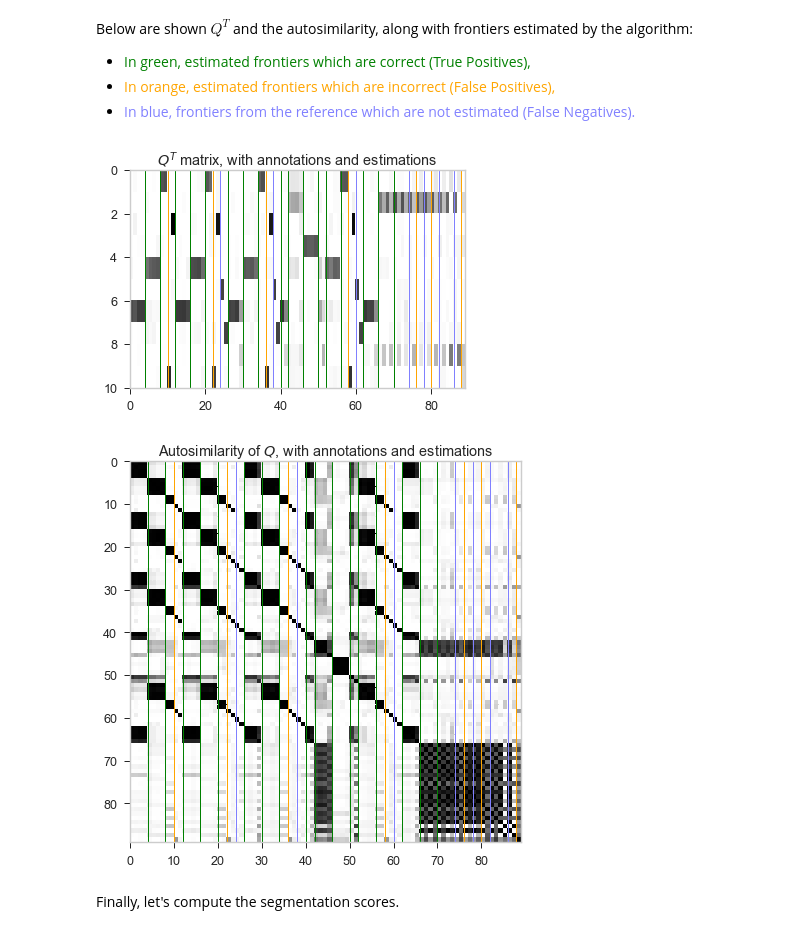
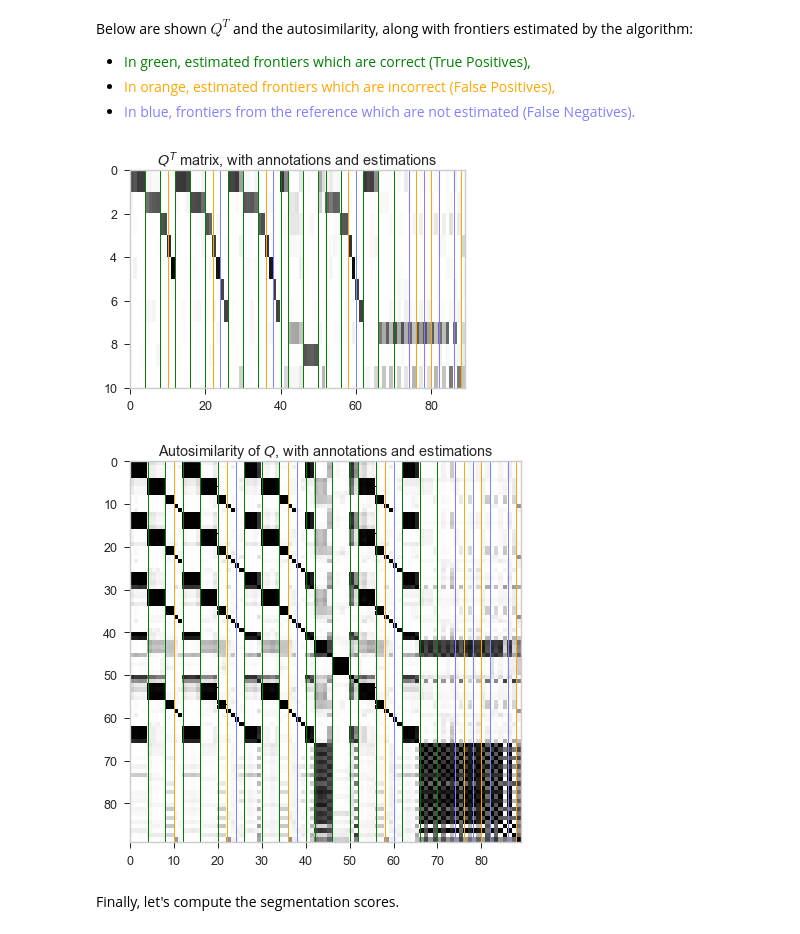
Before and after one commit to ax-le/MusicNTD, a Jupyter notebook: Notebooks/Appendix - Walkthrough of a segmentation.ipynb, the cells around one changed output. Saved outputs shown, nothing was run; the diff lists cells and outputs as text; code cells hidden in the pictures.

Commit message:
Better "Walkthrough" Notebook, and generating the HTML.

```diff
--- a/Notebooks/Appendix - Walkthrough of a segmentation.ipynb
+++ b/Notebooks/Appendix - Walkthrough of a segmentation.ipynb
@@ -135,10 +135,11 @@ Below are shown $Q^T$ and the autosimilarity, along with frontiers estimated by
  - <span style="color: orange">In orange, estimated frontiers which are incorrect (False Positives),</span>
  - <span style="color: #8080FF">In blue, frontiers from the reference which are not estimated (False Negatives).</span>
 # %%
-plot_spec_with_annotations_and_prediction(factors[2].T, annotations_frontiers_barwise, dm.segments_to_frontiers(segments), title = "$Q^T$ matrix, with annotations and estimations")
+permut = permutate_factor(factors[2]) # Generate the rows permutation, for a better visualization
+plot_spec_with_annotations_and_prediction(factors[2].T[permut], annotations_frontiers_barwise, dm.segments_to_frontiers(segments), title = "$Q^T$ matrix, with annotations and estimations")
 plot_spec_with_annotations_and_prediction(autosimilarity, annotations_frontiers_barwise, dm.segments_to_frontiers(segments), title = "Autosimilarity of $Q$, with annotations and estimations")
 # %% [output]
-[figure, old version]
+[figure, new version]
 [figure]
 # %% [markdown]
 Finally, let's compute the segmentation scores.
```
Also changed, not shown: 1 other file.
